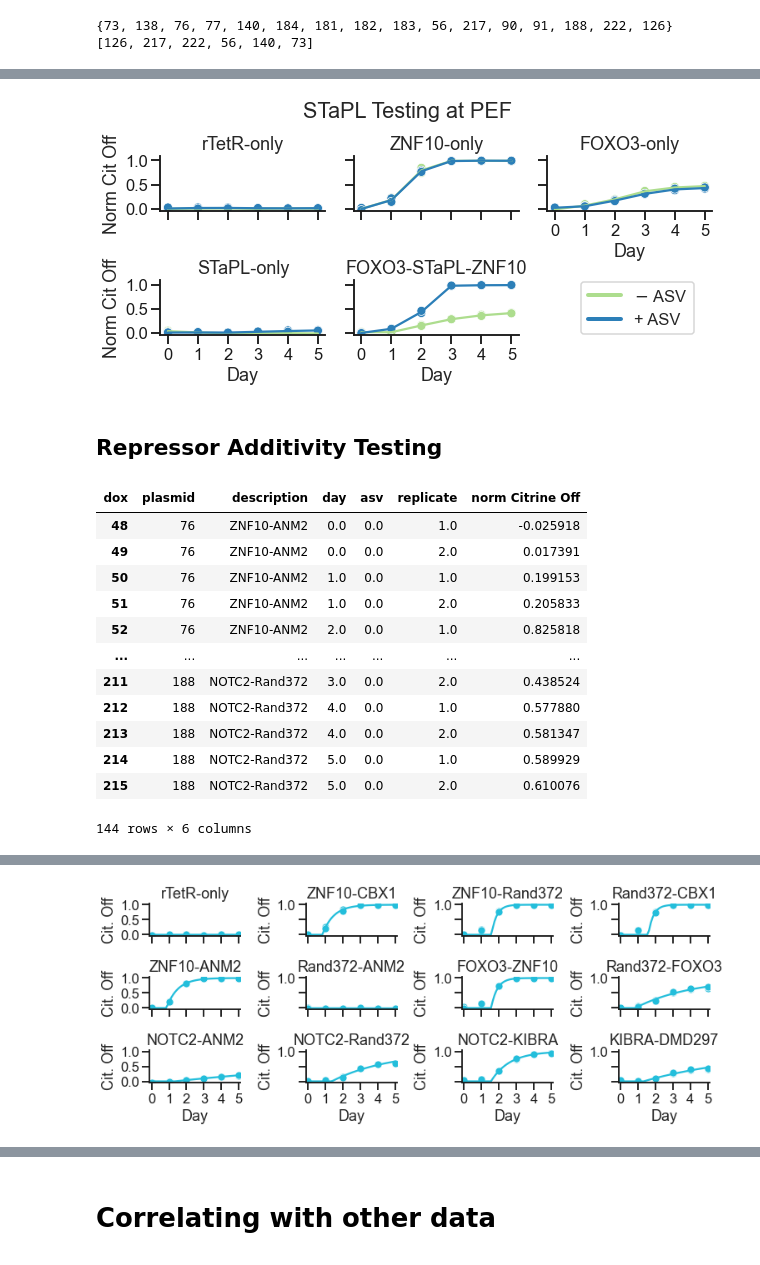
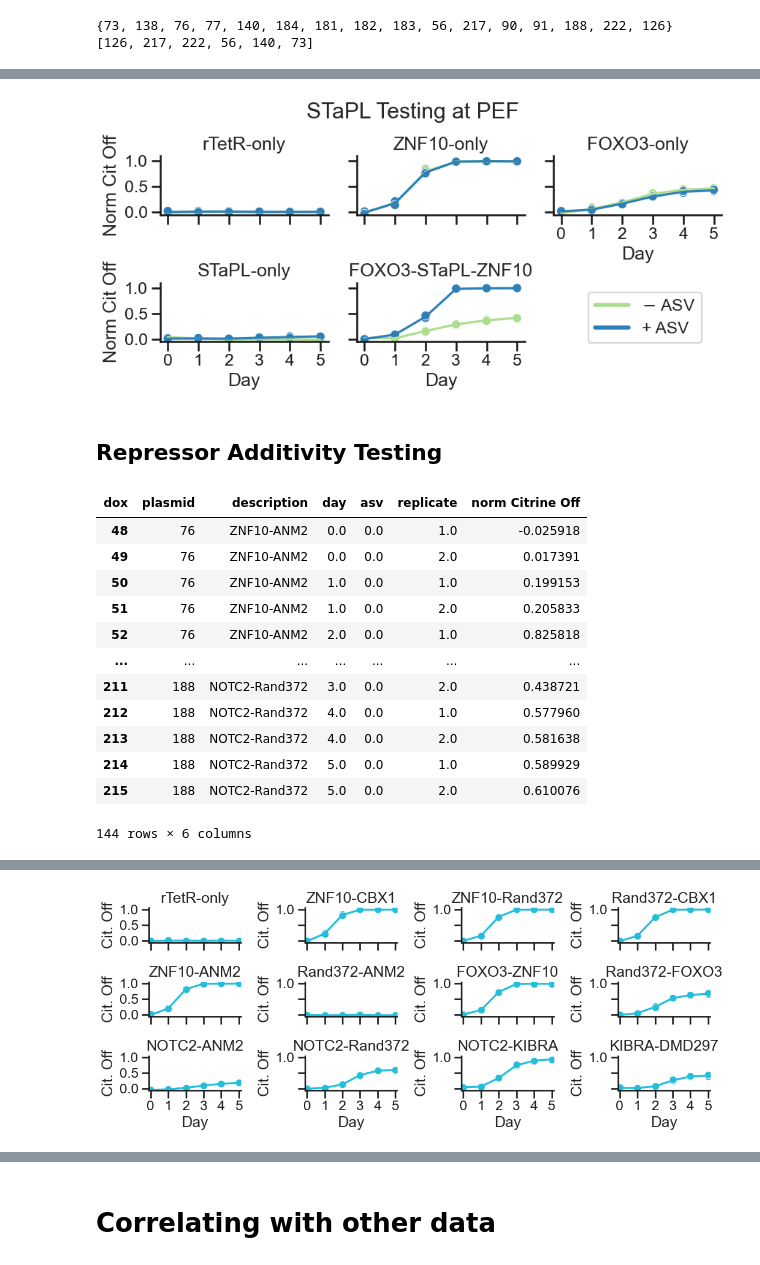
Before and after one commit to axmukund/corecruit_mukund22, a Jupyter notebook: fig_3/02_repressor_validations/2022.04.18_repadd_stapl/2022.04.18 Repressor Additivity, STaPL Repression Tests.ipynb, the cells around one changed output, grey strips where cells are left out. Cells and saved outputs as stored; diff of their text form; code cells hidden in the pictures.

Commit message:
Changing repressor validation plots to lineplots

```diff
--- a/fig_3/02_repressor_validations/2022.04.18_repadd_stapl/2022.04.18 Repressor Additivity, STaPL Repression Tests.ipynb
+++ b/fig_3/02_repressor_validations/2022.04.18_repadd_stapl/2022.04.18 Repressor Additivity, STaPL Repression Tests.ipynb
@@ -269,0 +253,4 @@ df
+# %%
+#df = all_cells.copy()
+df = pd.read_csv("./data/all_cells_mch_live.csv")
+df
@@ -514,7 +515,7 @@ g.axes[0].legend(
 g.savefig("./plots/stapl_pef_summary.pdf", bbox_inches = "tight")
 g.savefig("./plots/stapl_pef_summary.png", dpi = 600)
 # %% [output]
-[figure, old version]
+[figure, new version]
 # %% [markdown]
 ## Repressor Additivity Testing
 # %%
@@ -528,9 +529,9 @@ rdf
 | 51 | 76 | ZNF10-ANM2 | 1.0 | 0.0 | 2.0 | 0.205833 |
 | 52 | 76 | ZNF10-ANM2 | 2.0 | 0.0 | 1.0 | 0.825818 |
 | ... | ... | ... | ... | ... | ... | ... |
-| 211 | 188 | NOTC2-Rand372 | 3.0 | 0.0 | 2.0 | 0.438524 |
-| 212 | 188 | NOTC2-Rand372 | 4.0 | 0.0 | 1.0 | 0.577880 |
-| 213 | 188 | NOTC2-Rand372 | 4.0 | 0.0 | 2.0 | 0.581347 |
+| 211 | 188 | NOTC2-Rand372 | 3.0 | 0.0 | 2.0 | 0.438721 |
+| 212 | 188 | NOTC2-Rand372 | 4.0 | 0.0 | 1.0 | 0.577960 |
+| 213 | 188 | NOTC2-Rand372 | 4.0 | 0.0 | 2.0 | 0.581638 |
 | 214 | 188 | NOTC2-Rand372 | 5.0 | 0.0 | 1.0 | 0.589929 |
 | 215 | 188 | NOTC2-Rand372 | 5.0 | 0.0 | 2.0 | 0.610076 |
 144 rows × 6 columns
@@ -547,6 +548,7 @@ g = sns.FacetGrid(
 )
 
 g.map_dataframe(sns.scatterplot, x="day", y="norm Citrine Off", color="#23bedb")
+g.map_dataframe(sns.lineplot, x="day", y="norm Citrine Off", color="#23bedb")
 
 param_df_list = []
 
@@ -562,7 +564,7 @@ for i, ax in enumerate(g.axes):
     popt, pcov = curve_fit(sil_curve, xvalues, yvalues)
     fit_x = list(np.linspace(0.01, 5))
     fit_y = sil_curve(fit_x, *popt)
-    ax.plot(fit_x, fit_y, color="#23bedb")
+#     ax.plot(fit_x, fit_y, color="#23bedb")
 
     ks, tl1 = popt
     param_df_list.append(
@@ -596,4 +598,4 @@ Wall time: 1.87 s
-[figure, old version]
+[figure, new version]
 # %%
 for i, px in enumerate(repadd_plasmids):
     fig, ax = plt.subplots(figsize=(3, 1))
```
Also changed, not shown: parts of 17 cells of this notebook, 21 other files.
